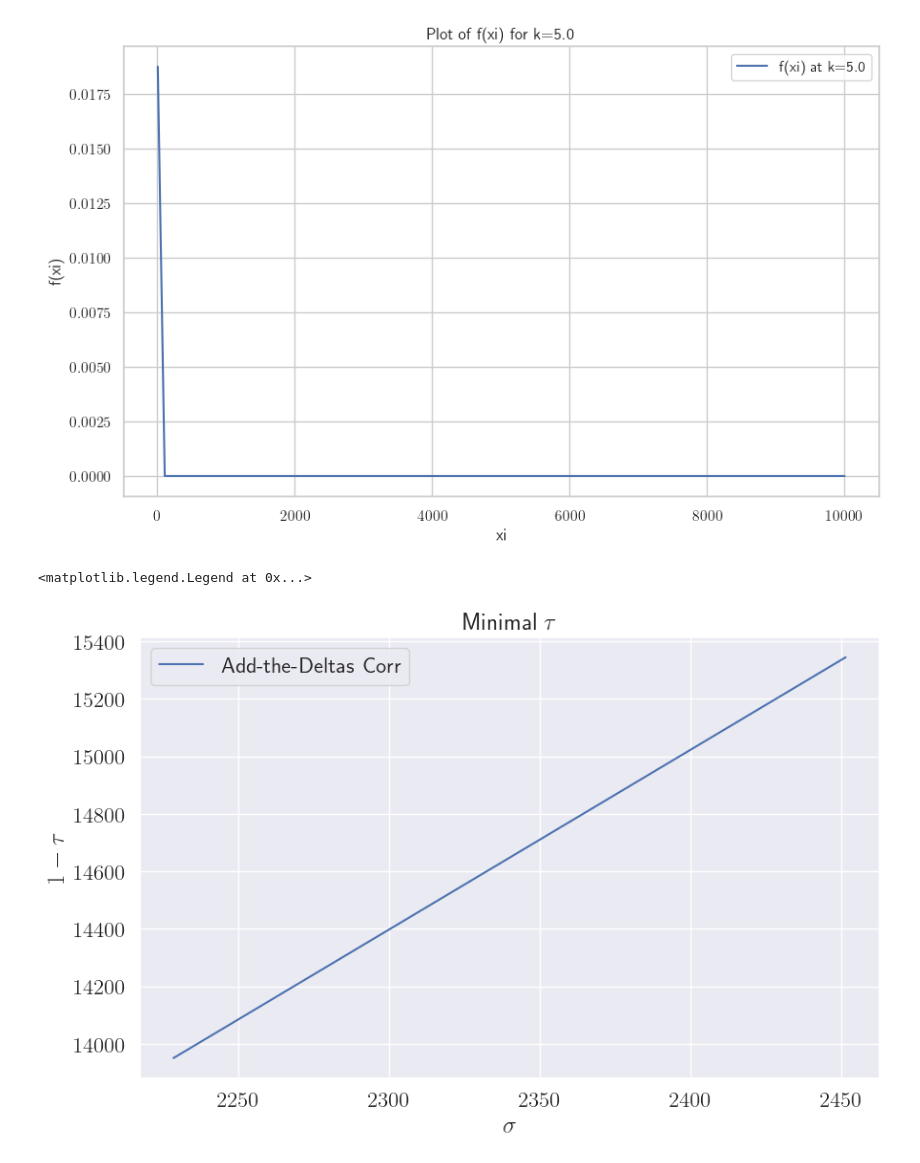
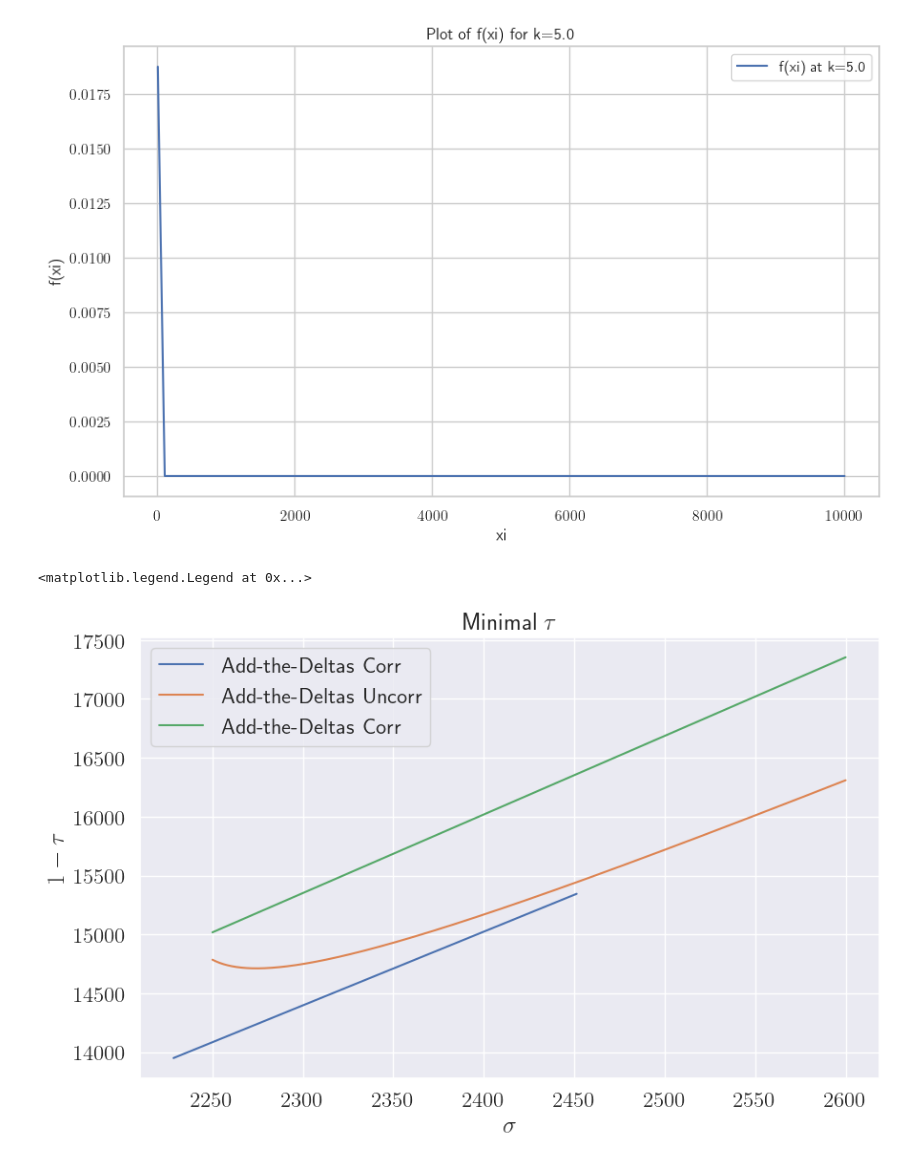
Before and after one commit to lukas681/sparse-gaussian-histograms, a Jupyter notebook: notebooks/experiments.ipynb, the cells around one changed output. Drawn from its saved outputs; the diff is of its cells as text; code cells hidden in the pictures.

```diff
--- a/notebooks/experiments.ipynb
+++ b/notebooks/experiments.ipynb
@@ -323,38 +323,35 @@ plt.show()
 # %% [output]
 [figure]
 # %%
-
+n=10
 epsilon = 0.349
 delta = 10**-5
 #sigmas = range(100, 2500)
 k = 51914 # C_u in the paper
-tau_exact_uncorrelated = gshm.compute_threshold_curve(delta, epsilon, k, datapoints=10)
+tau_exact_uncorrelated = gshm.compute_threshold_curve(delta, epsilon, k, datapoints=n)
 sigmas_uncorrelated = tau_exact_uncorrelated[0]
 
-tau_tighter_correlated = cgshm.compute_threshold_exact(delta, epsilon, k ) # TODO: not implemeted yet.
+tau_tighter_correlated = cgshm.compute_threshold_tighter(delta, epsilon, k, datapoints=n) # TODO: not implemeted yet.
 
+sigmas = np.linspace(2250, 2600, 500)
 tau_add_deltas_correlated = [cgshm.threshold_add_the_delta(delta, epsilon, k, sig) for sig in sigmas]
 tau_add_deltas_uncorrelated = [gshm.threshold_add_the_delta(delta, epsilon, k, sig) for sig in sigmas]
 # %%
-
-epsilon = 0.349
-delta = 10**-5
-#sigmas = range(100, 2500)
-k = 51914 # C_u in the paper
-
 plt.figure(figsize=(10, 6))
 
 plt.plot(tau_exact_uncorrelated[0], tau_exact_uncorrelated[1], label='Add-the-Deltas Corr')
-#plt.plot(sigmas, tau_add_deltas_correlated, label='Add-the-Deltas Corr')
-#plt.plot(sigmas, tau_add_deltas_standard, label='Add-the-Deltas Uncorr')
+plt.plot(sigmas, tau_add_deltas_uncorrelated, label='Add-the-Deltas Uncorr')
+
+plt.plot(sigmas, tau_add_deltas_correlated, label='Add-the-Deltas Corr')
 
 plt.xlabel('$\\sigma$')
 # plt.yscale("symlog", linthresh=1e-15)
 plt.xscale("linear")
 
-plt.ylabel('$1-\\tau$')
+plt.ylabel('$1-\\tau$'
+           )
 plt.title('Minimal $\\tau$')
 plt.legend()
 # %% [output]
 <matplotlib.legend.Legend at 0x...>
-[figure, old version]
+[figure, new version]
```
Also changed, not shown: 1 other file.
